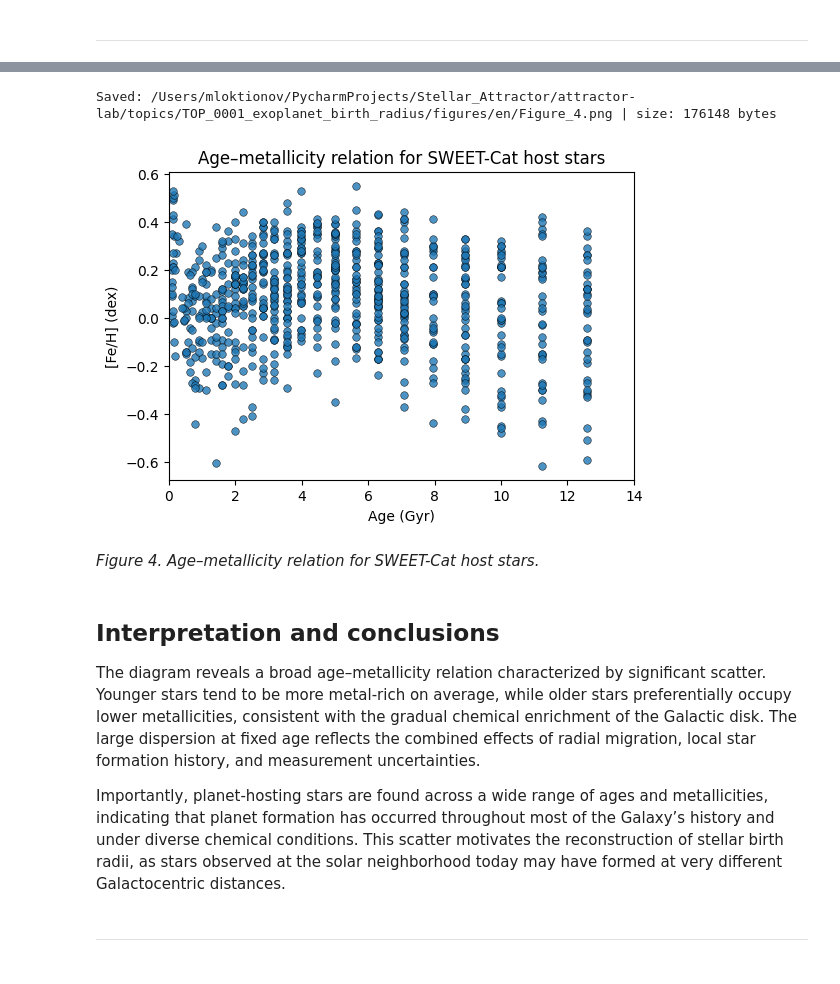
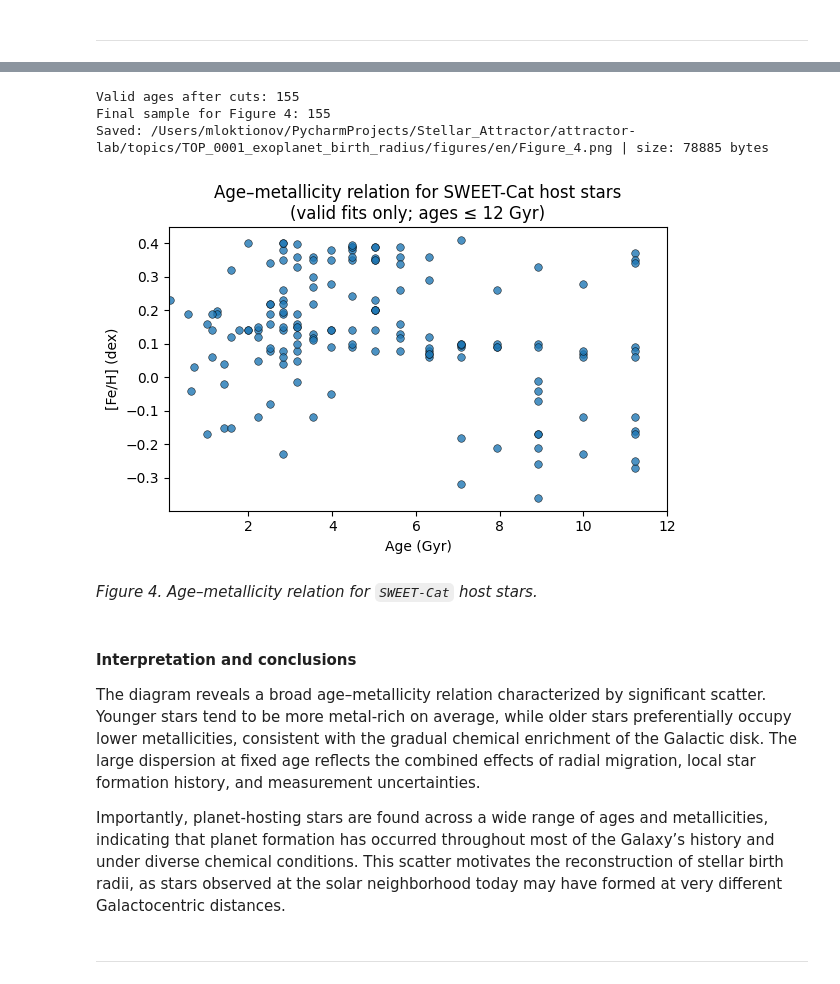
Before and after one commit to stellar-attractor/attractor-lab, a Jupyter notebook: topics/TOP_0001_exoplanet_birth_radius/notebooks/ACAP_001_EN.ipynb, the cells around one changed output, grey strips where cells are left out. Saved outputs shown, nothing was run; the diff lists cells and outputs as text; code cells hidden in the pictures.

Commit message:
Practicum 1: figures + rbirth reconstruction (toy + Minchev), text updates

```diff
--- a/topics/TOP_0001_exoplanet_birth_radius/notebooks/ACAP_001_EN.ipynb
+++ b/topics/TOP_0001_exoplanet_birth_radius/notebooks/ACAP_001_EN.ipynb
@@ -691,6 +1058,14 @@ This figure makes explicit that age and metallicity alone do not uniquely determ
 import pandas as pd
 import matplotlib.pyplot as plt
 from pathlib import Path
+
+# -------------------------------------------------
+# Cell 4 — Age–metallicity relation (clean version)
+# -------------------------------------------------
+
+# --- physical limits ---
+AGE_MIN_GYR = 0.1
+AGE_MAX_GYR = 12.0   # hard cut to avoid isochrone edge pile-up
 
 # --- paths ---
 root_path = Path.cwd()
@@ -702,50 +1077,67 @@ ages_path  = topic_root / "data/processed/sweetcat_ages_grid.csv"
 sweet_path = topic_root / "data/raw/sweetcat.csv"
 
 # --- load data ---
 ages  = pd.read_csv(ages_path)
 sweet = pd.read_csv(sweet_path)
 
-# --- select valid ages ---
-ages = ages[
+# --- select valid age solutions only ---
+ages_valid = ages[
     (ages["fit_ok"] == True) &
-    (ages["age_gyr"] >= 0.1) &
-    (ages["age_gyr"] <= 13.5)
+    (ages["age_gyr"] >= AGE_MIN_GYR) &
+    (ages["age_gyr"] <= AGE_MAX_GYR)
 ][["Name", "age_gyr"]].copy()
 
-# --- merge with metallicity ---
-sweet = sweet[["Name", "[Fe/H]"]].copy()
-df = pd.merge(ages, sweet, on="Name", how="inner")
+print("Valid ages after cuts:", len(ages_valid))
+
+# --- attach metallicity from SWEET-Cat ---
+sweet_feh = sweet[["Name", "[Fe/H]"]].copy()
+
+df = pd.merge(
+    ages_valid,
+    sweet_feh,
+    on="Name",
+    how="inner"
+)
+
 df = df.dropna(subset=["age_gyr", "[Fe/H]"])
+print("Final sample for Figure 4:", len(df))
 
 # --- plot ---
 fig, ax = plt.subplots(figsize=(6, 4))
 
 ax.scatter(
     df["age_gyr"],
     df["[Fe/H]"],
     s=30,
+    alpha=0.8,
     color="tab:blue",
     edgecolors="k",
-    linewidths=0.4,
-    alpha=0.8
+    linewidths=0.4
 )
 
 ax.set_xlabel("Age (Gyr)")
 ax.set_ylabel(r"[Fe/H] (dex)")
-ax.set_title("Age–metallicity relation for SWEET-Cat host stars")
+ax.set_title(
+    "Age–metallicity relation for SWEET-Cat host stars\n"
+    "(valid fits only; ages ≤ 12 Gyr)"
+)
 
-ax.set_xlim(0, 14)
+ax.set_xlim(AGE_MIN_GYR, AGE_MAX_GYR)
+
+plt.tight_layout()
 
 # --- save ---
 save_fig("Figure_4", fig=fig)
 plt.show()
 # %% [output]
-Saved: /Users/mloktionov/PycharmProjects/Stellar_Attractor/attractor-lab/topics/TOP_0001_exoplanet_birth_radius/figures/en/Figure_4.png | size: 176148 bytes
+Valid ages after cuts: 155
+Final sample for Figure 4: 155
+Saved: /Users/mloktionov/PycharmProjects/Stellar_Attractor/attractor-lab/topics/TOP_0001_exoplanet_birth_radius/figures/en/Figure_4.png | size: 78885 bytes
-[figure, old version]
+[figure, new version]
 # %% [markdown]
-*Figure 4. Age–metallicity relation for SWEET-Cat host stars.*
+*Figure 4. Age–metallicity relation for `SWEET-Cat` host stars.*
 # %% [markdown]
-## Interpretation and conclusions
+#### Interpretation and conclusions
 
 The diagram reveals a broad age–metallicity relation characterized by significant scatter. Younger stars tend to be more metal-rich on average, while older stars preferentially occupy lower metallicities, consistent with the gradual chemical enrichment of the Galactic disk. The large dispersion at fixed age reflects the combined effects of radial migration, local star formation history, and measurement uncertainties.
 
```
Also changed, not shown: parts of 79 cells of this notebook, 6 other files.
